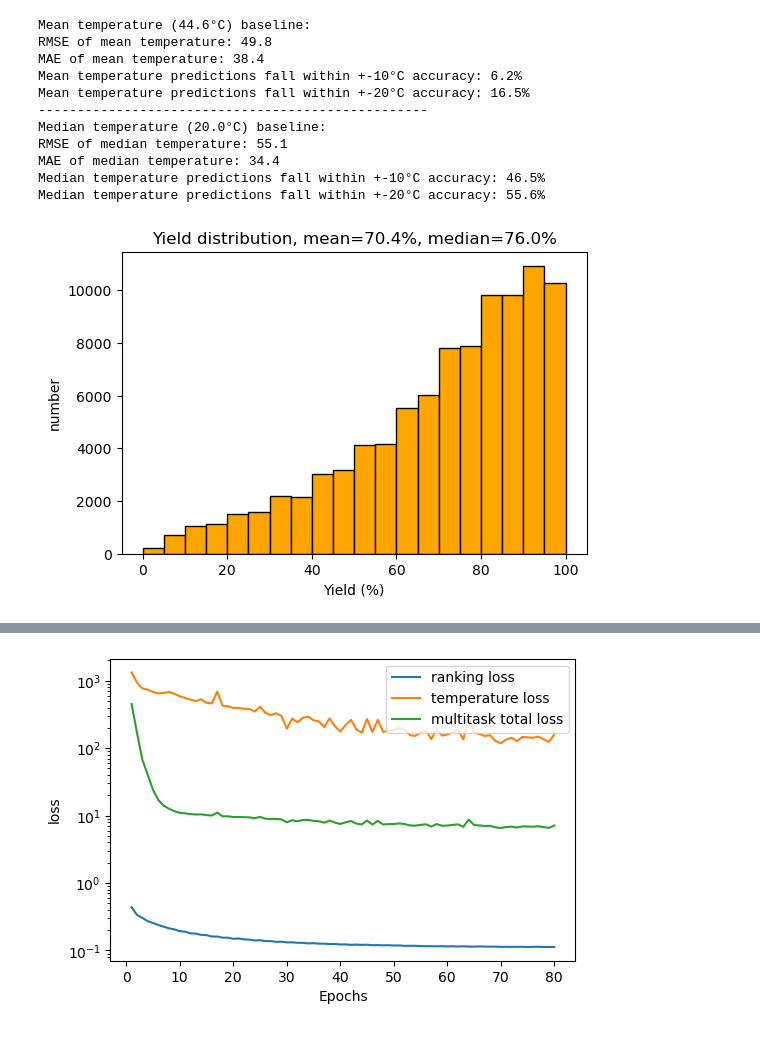
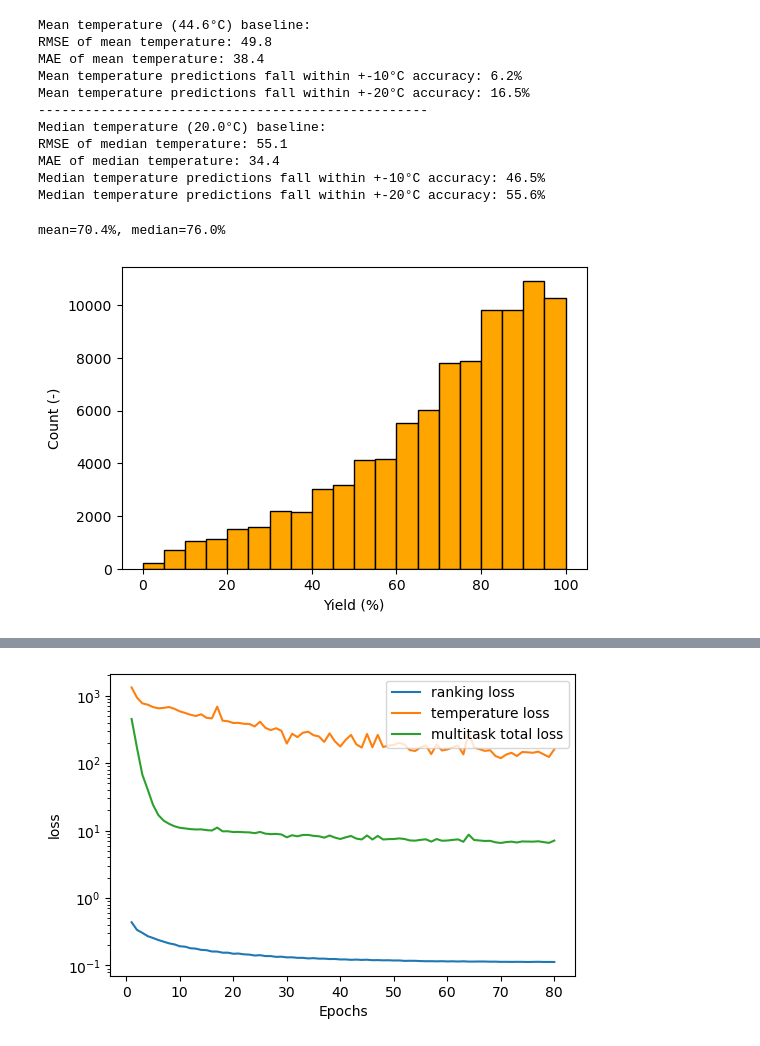
Before and after one commit to Lung-Yi/rxn_yield_context, a Jupyter notebook: analyze_data/data_distribution.ipynb, the cells around one changed output, grey strips where cells are left out. Drawn from its saved outputs; the diff is of its cells as text; code cells hidden in the pictures.

```diff
--- a/analyze_data/data_distribution.ipynb
+++ b/analyze_data/data_distribution.ipynb
@@ -399,16 +401,17 @@ Median temperature predictions fall within +-20°C accuracy: 55.6%
 # %%
 # Yield histogram
 plt.figure(dpi=100)
 plt.hist(yields, color = 'orange', edgecolor = 'black',
          bins = 20)
 
-plt.title('Yield distribution, mean={:.1f}%, median={:.1f}%'.format(
-    np.mean(yields), np.median(yields)))
+# plt.title('Yield distribution')
+print('mean={:.1f}%, median={:.1f}%'.format(np.mean(yields), np.median(yields)))
 plt.xlabel('Yield (%)')
-plt.ylabel('number')
+plt.ylabel('Count (-)')
 plt.savefig("../saved_figures/yield_distribution.svg", format="svg", bbox_inches = "tight")
 # %% [output]
+mean=70.4%, median=76.0%
-[figure, old version]
+[figure, new version]
 # %%
 # Visualize reagent and solvent classes distribution
 def plot_classes(classes_list, title = '', color = 'r', save_path=None):
```
Also changed, not shown: parts of 5 cells of this notebook, 17 other files.
